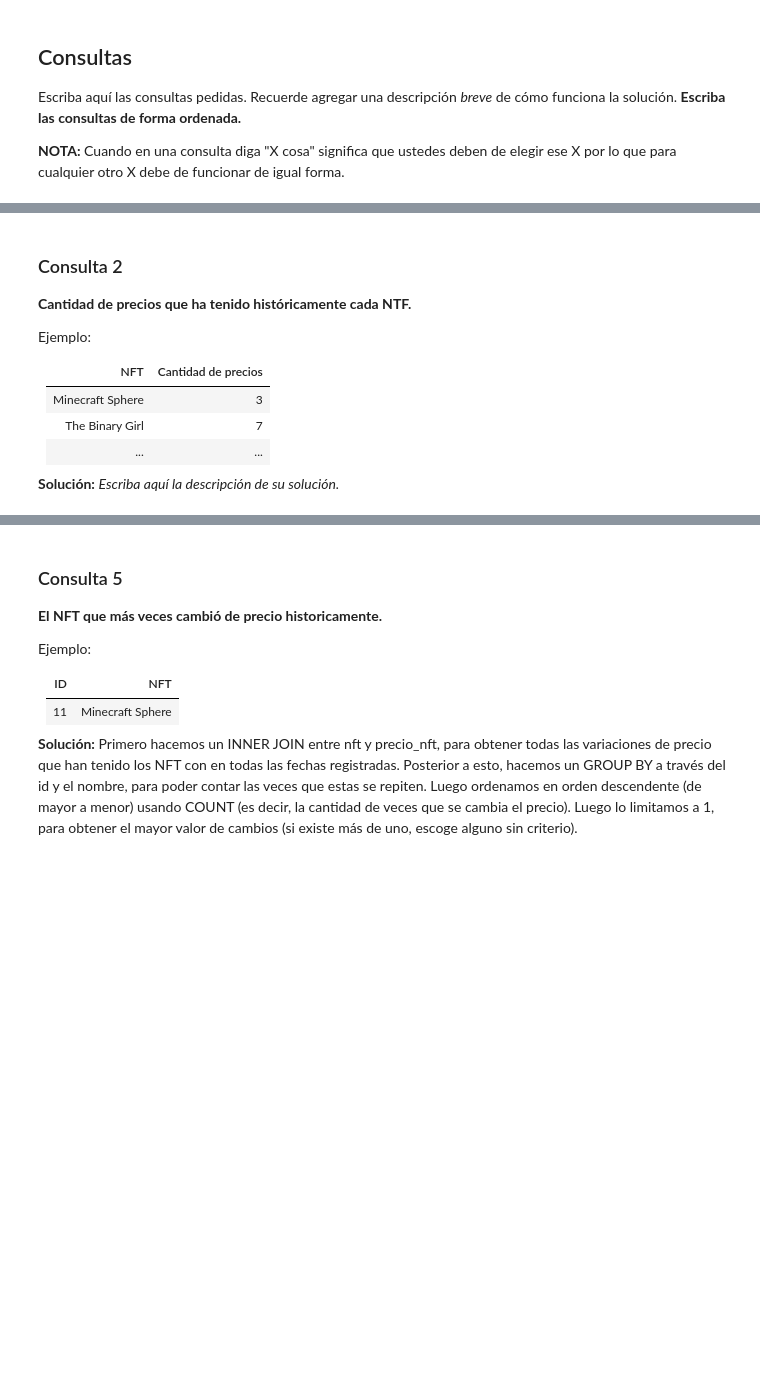
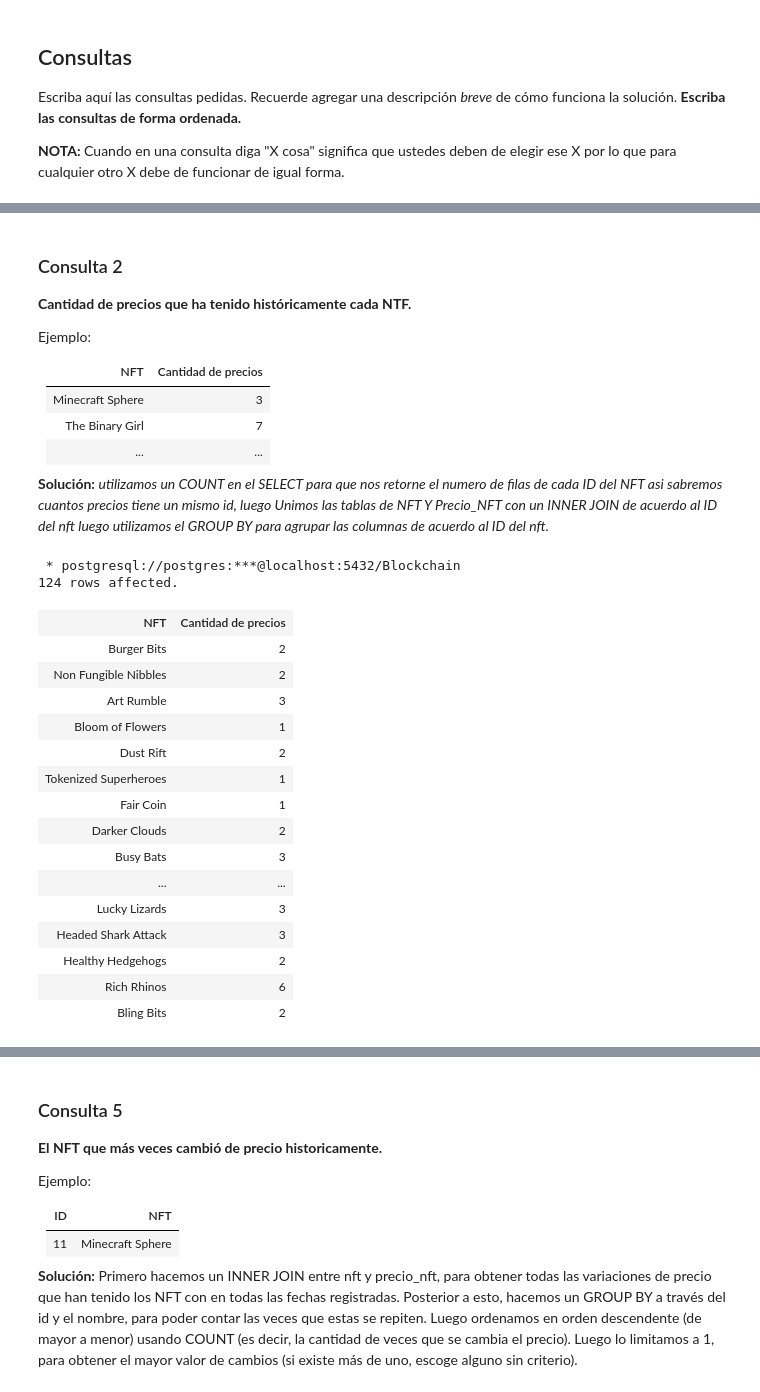
Before and after one commit to bryangonzalezr/INF239, a Jupyter notebook: Tarea-1-Grupo23/Tarea1_BD_2022-1 V1.1.ipynb, the cells around one changed output, grey strips where cells are left out. Drawn from its saved outputs; the diff is of its cells as text; code cells hidden in the pictures; blank space fills up the shorter version.

```diff
--- a/Tarea-1-Grupo23/Tarea1_BD_2022-1 V1.1.ipynb
+++ b/Tarea-1-Grupo23/Tarea1_BD_2022-1 V1.1.ipynb
@@ -402,4 +406,29 @@ Ejemplo:
 | The Binary Girl     |    7     |
 | ...          |   ...    |
 
-**Solución:** _Escriba aquí la descripción de su solución._
+**Solución:** _utilizamos un COUNT en el SELECT para que nos retorne el numero de filas de cada ID del NFT asi sabremos cuantos precios tiene un mismo id, luego Unimos las tablas de NFT Y Precio_NFT con un INNER JOIN de acuerdo al ID del nft luego utilizamos el GROUP BY para agrupar las columnas de acuerdo al ID del nft._
+# %%
+%%sql
+SELECT NFT.nombre AS "NFT", COUNT(NFT.ID_nft) AS "Cantidad de precios"
+FROM NFT INNER JOIN Precio_NFT
+ON NFT.ID_nft = Precio_NFT.ID_nft
+GROUP BY NFT.ID_nft;
+# %% [output]
+ * postgresql://postgres:***@localhost:5432/Blockchain
+124 rows affected.
+| NFT | Cantidad de precios |
+| Burger Bits | 2 |
+| Non Fungible Nibbles | 2 |
+| Art Rumble | 3 |
+| Bloom of Flowers | 1 |
+| Dust Rift | 2 |
+| Tokenized Superheroes | 1 |
+| Fair Coin | 1 |
+| Darker Clouds | 2 |
+| Busy Bats | 3 |
+| ... | ... |
+| Lucky Lizards | 3 |
+| Headed Shark Attack | 3 |
+| Healthy Hedgehogs | 2 |
+| Rich Rhinos | 6 |
+| Bling Bits | 2 |
```
Also changed, not shown: parts of 22 cells of this notebook.
